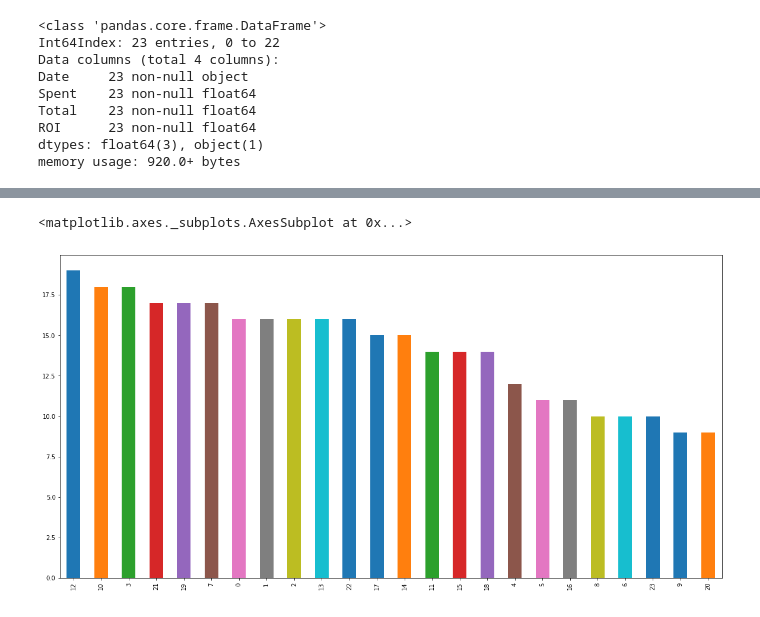
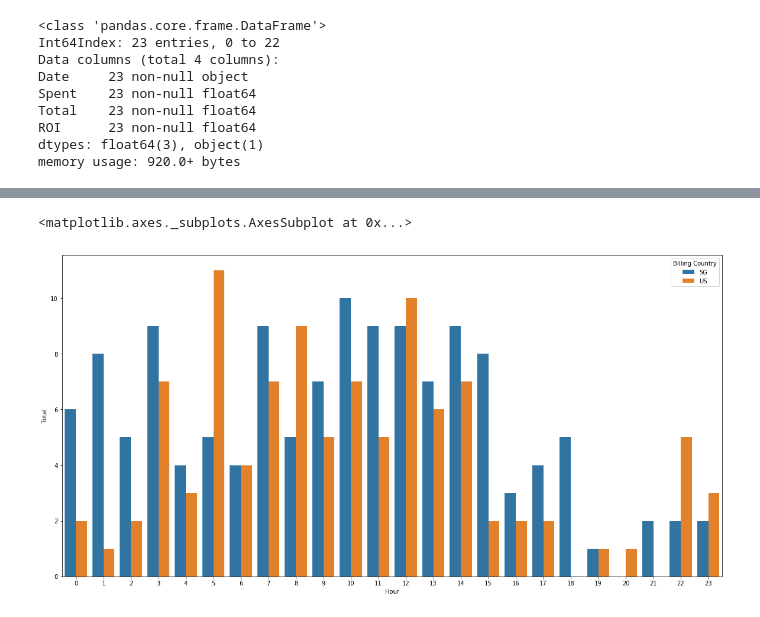
Before and after one commit to tengfei86/ml, a Jupyter notebook: vinci_advertisement/Facebook_Advertisement_Analyze-Charts.ipynb, the cells around one changed output, grey strips where cells are left out. Saved outputs shown, nothing was run; the diff lists cells and outputs as text; code cells hidden in the pictures.

Commit message:
display buying time distinguish by timezon

```diff
--- a/vinci_advertisement/Facebook_Advertisement_Analyze-Charts.ipynb
+++ b/vinci_advertisement/Facebook_Advertisement_Analyze-Charts.ipynb
@@ -214,5 +201,8 @@ data_byhours = shopify['Hour'].value_counts()
-# %%
-data_byhours.plot.bar()
-# %% [output]
-<matplotlib.axes._subplots.AxesSubplot at 0x...>
-[figure, removed]
+# %%
+# Create by TimeZone 'Asia/Singapore','US/Central'
+data_us_sg = shopify[(shopify['Billing Country'] == 'US') | (shopify['Billing Country'] == 'SG')]
+data_us_sg_groupbyhour = data_us_sg[['Billing Country','Hour','Total']].groupby(['Billing Country','Hour']).count().reset_index()
+sns.barplot(x = 'Hour',y = 'Total',hue = 'Billing Country',data = data_us_sg_groupbyhour)
+# %% [output]
+<matplotlib.axes._subplots.AxesSubplot at 0x...>
+[figure, added]
```
Also changed, not shown: parts of 5 cells of this notebook.
